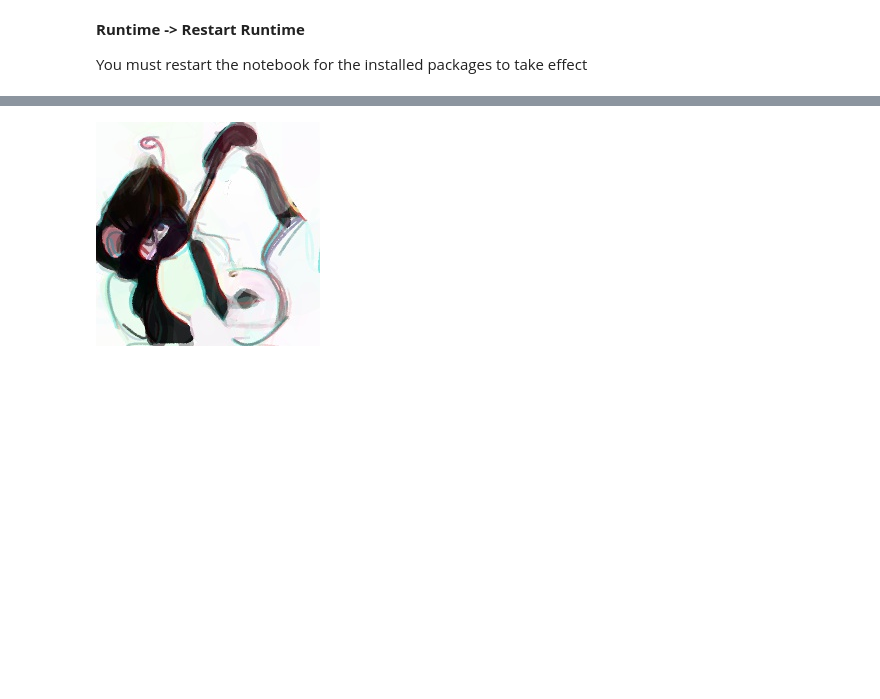
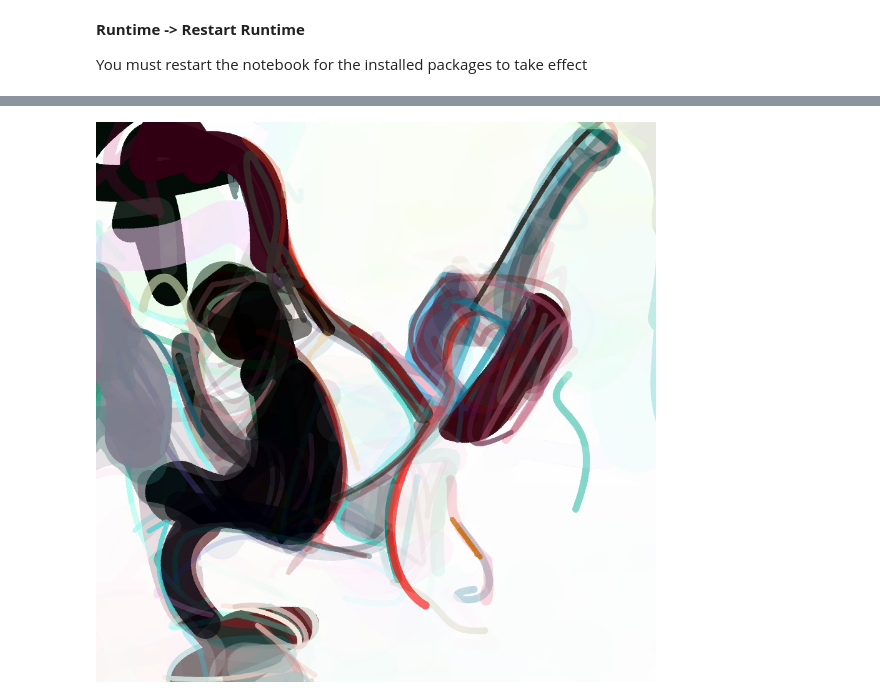
Before and after one commit to pschaldenbrand/StyleCLIPDraw, a Jupyter notebook: Style_ClipDraw.ipynb, the cells around one changed output, grey strips where cells are left out. Saved outputs shown, nothing was run; the diff lists cells and outputs as text; code cells hidden in the pictures; blank space fills up the shorter version.

Commit message:
Export larger images

```diff
--- a/Style_ClipDraw.ipynb
+++ b/Style_ClipDraw.ipynb
@@ -664,5 +673,5 @@ def render_drawing(shapes, shape_groups,\
 # %%
-#@title style_clip_draw() Definition {vertical-output: true}
+#@title style_clip_draw() Definition
 
 def style_clip_draw(prompt, style_path, \
                     num_paths=256, num_iter=1000, max_width=50,\
@@ -745,7 +754,7 @@ def style_clip_draw(prompt, style_path, \
             feat_style = feat_e if feat_style is None else torch.cat((feat_style, feat_e), dim=2)
 
     # Run the main optimization loop
-    for t in range(num_iter):
+    for t in range(num_iter) if debug else tqdm(range(num_iter)):
 
         # Anneal learning rate (makes videos look cleaner)
         if t == int(num_iter * 0.5):
@@ -779,29 +788,29 @@ def style_clip_draw(prompt, style_path, \
 
         # Do style optimization from time to time
         if t%style_opt_freq == 0:
-          img = render_drawing(shapes, shape_groups, canvas_width, canvas_height, t)
-          feat_content = extractor(img)
+            img = render_drawing(shapes, shape_groups, canvas_width, canvas_height, t)
+            feat_content = extractor(img)
 
-          xx, xy = sample_indices(feat_content[0], feat_style) # 0 to sample over first layer extracted
-          for it in range(style_opt_iter):
-              styleloss=0
-              points_optim_style.zero_grad()
-              width_optim_style.zero_grad()
-              color_optim_style.zero_grad()
+            xx, xy = sample_indices(feat_content[0], feat_style) # 0 to sample over first layer extracted
+            for it in range(style_opt_iter):
+                styleloss=0
+                points_optim_style.zero_grad()
+                width_optim_style.zero_grad()
+                color_optim_style.zero_grad()
 
-              img = render_drawing(shapes, shape_groups, canvas_width, canvas_height, t)
-              feat_content = extractor(img)
+                img = render_drawing(shapes, shape_groups, canvas_width, canvas_height, t)
+                feat_content = extractor(img)
 
-              if it % 1 == 0 and it != 0:
-                  np.random.shuffle(xx)
-                  np.random.shuffle(xy)
+                if it % 1 == 0 and it != 0:
+                    np.random.shuffle(xx)
+                    np.random.shuffle(xy)
 
-              styleloss = calculate_loss(feat_content, feat_content, feat_style, [xx, xy], 0)
+                styleloss = calculate_loss(feat_content, feat_content, feat_style, [xx, xy], 0)
 
-              styleloss.backward()
-              points_optim_style.step()
-              width_optim_style.step()
-              color_optim_style.step()
+                styleloss.backward()
+                points_optim_style.step()
+                width_optim_style.step()
+                color_optim_style.step()
 
         for path in shapes:
             path.stroke_width.data.clamp_(1.0, max_width)
@@ -809,6 +818,7 @@ def style_clip_draw(prompt, style_path, \
             group.stroke_color.data.clamp_(0.0, 1.0)
 
         if t % 50 == 0 and debug:
+            img = render_scaled(shapes, shape_groups, canvas_width, canvas_height, t=t)
             show_img(img.detach().cpu().numpy()[0])
             # show_img(torch.cat([img.detach(), img_aug.detach()], axis=3).cpu().numpy()[0])
             print('render loss:', loss.item())
@@ -821,6 +831,6 @@ def style_clip_draw(prompt, style_path, \
                 print("\nTop predictions:\n")
                 for value, index in zip(values, indices):
                     print(f"{nouns[index]:>16s}: {100 * value.item():.2f}%")
-    return render_drawing(shapes, shape_groups, canvas_width, canvas_height, t).detach().cpu().numpy()[0]
+    return render_scaled(shapes, shape_groups, canvas_width, canvas_height, t=t).detach().cpu().numpy()[0]
 # %%
 img = style_clip_draw('A man is watching TV', 'https://raw.githubusercontent.com/pschaldenbrand/StyleCLIPDraw/master/images/fruit.jpg',\
@@ -835,8 +845,8 @@ show_img(img)
 # %%
 img = style_clip_draw('A monkey playing guitar', 'https://raw.githubusercontent.com/pschaldenbrand/StyleCLIPDraw/master/images/tiktok.JPG',\
-                          num_iter=1000, style_opt_freq=5, style_opt_iter=50)
+                          num_iter=700, style_opt_freq=7, style_opt_iter=30)
 show_img(img)
 # %% [output]
-[figure, old version]
+[figure, new version]
 # %%
 img = style_clip_draw('A horse eating a cupcake', 'https://raw.githubusercontent.com/pschaldenbrand/StyleCLIPDraw/master/images/lion.jpg',\
```
Also changed, not shown: parts of 7 cells of this notebook.
